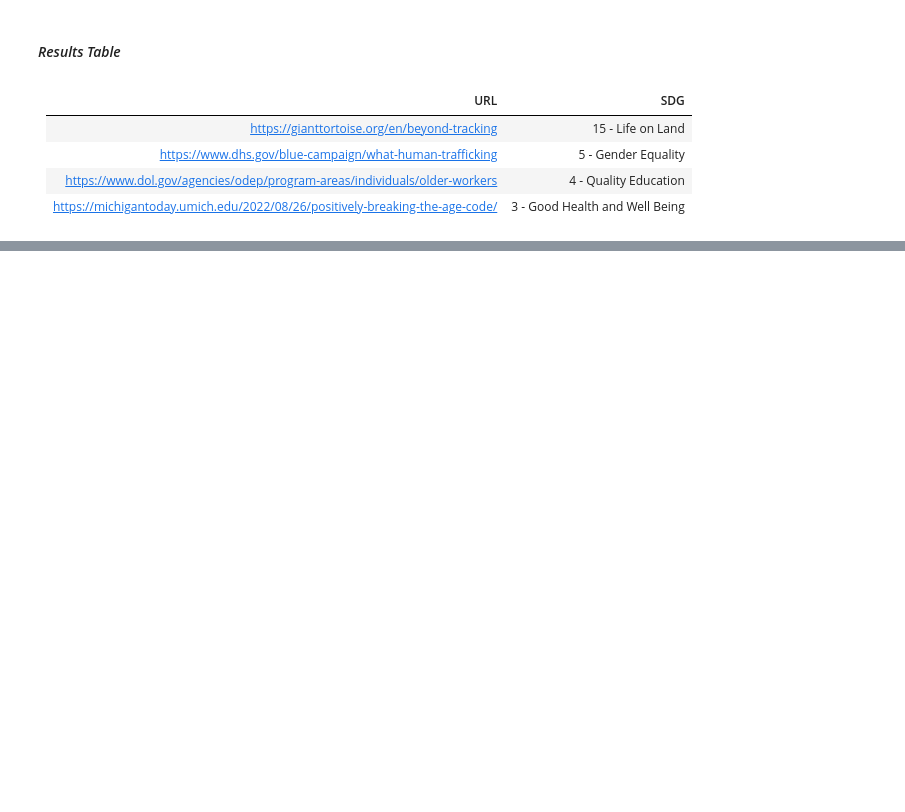
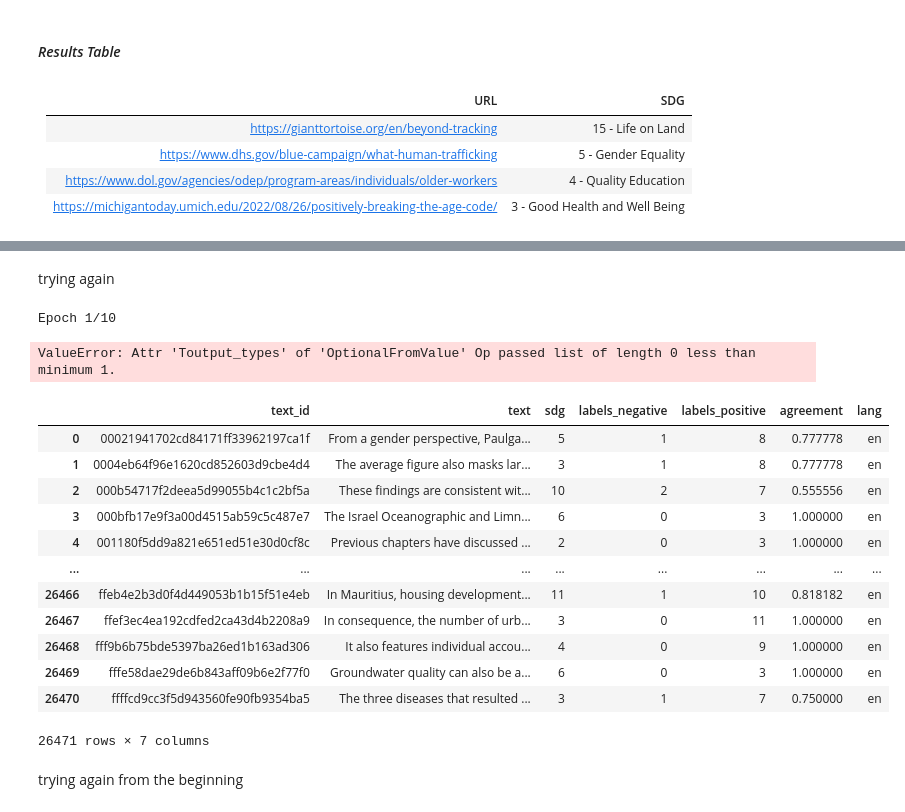
Before and after one commit to joshwinnes11/Project-4, a Jupyter notebook: project4.ipynb, the cells around one changed output, grey strips where cells are left out. Drawn from its saved outputs; the diff is of its cells as text; code cells hidden in the pictures; blank space fills up the shorter version.

```diff
--- a/project4.ipynb
+++ b/project4.ipynb
@@ -590,0 +499,2 @@ Count MLP Classifier Predicitions:  [15  5  4  3]
+# %% [markdown]
+trying again
@@ -590,0 +517,25 @@ Count MLP Classifier Predicitions:  [15  5  4  3]
+# %%
+from tensorflow.keras.utils import to_categorical
+
+model.fit(padded_sequences, text_df.sdg, epochs=10, batch_size=32)
+# %% [output]
+Epoch 1/10
+ValueError: Attr 'Toutput_types' of 'OptionalFromValue' Op passed list of length 0 less than minimum 1.
+# %%
+text_df
+# %% [output]
+|  | text_id | text | sdg | labels_negative | labels_positive | agreement | lang |
+| 0 | 00021941702cd84171ff33962197ca1f | From a gender perspective, Paulga... | 5 | 1 | 8 | 0.777778 | en |
+| 1 | 0004eb64f96e1620cd852603d9cbe4d4 | The average figure also masks lar... | 3 | 1 | 8 | 0.777778 | en |
+| 2 | 000b54717f2deea5d99055b4c1c2bf5a | These findings are consistent wit... | 10 | 2 | 7 | 0.555556 | en |
+| 3 | 000bfb17e9f3a00d4515ab59c5c487e7 | The Israel Oceanographic and Limn... | 6 | 0 | 3 | 1.000000 | en |
+| 4 | 001180f5dd9a821e651ed51e30d0cf8c | Previous chapters have discussed ... | 2 | 0 | 3 | 1.000000 | en |
+| ... | ... | ... | ... | ... | ... | ... | ... |
+| 26466 | ffeb4e2b3d0f4d449053b1b15f51e4eb | In Mauritius, housing development... | 11 | 1 | 10 | 0.818182 | en |
+| 26467 | ffef3ec4ea192cdfed2ca43d4b2208a9 | In consequence, the number of urb... | 3 | 0 | 11 | 1.000000 | en |
+| 26468 | fff9b6b75bde5397ba26ed1b163ad306 | It also features individual accou... | 4 | 0 | 9 | 1.000000 | en |
+| 26469 | fffe58dae29de6b843aff09b6e2f77f0 | Groundwater quality can also be a... | 6 | 0 | 3 | 1.000000 | en |
+| 26470 | ffffcd9cc3f5d943560fe90fb9354ba5 | The three diseases that resulted ... | 3 | 1 | 7 | 0.750000 | en |
+26471 rows × 7 columns
+# %% [markdown]
+trying again from the beginning
```
Also changed, not shown: parts of 57 cells of this notebook.
